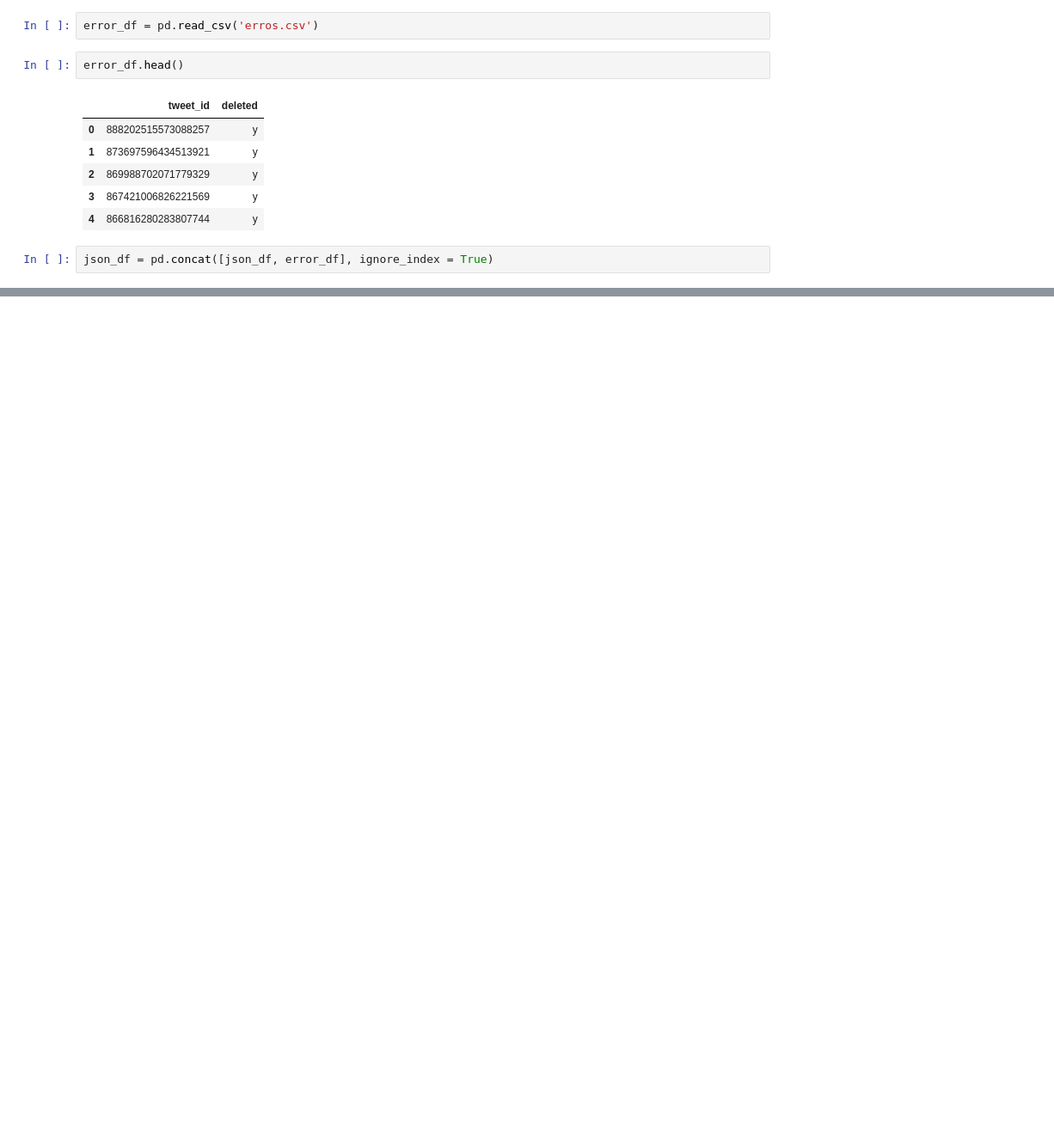
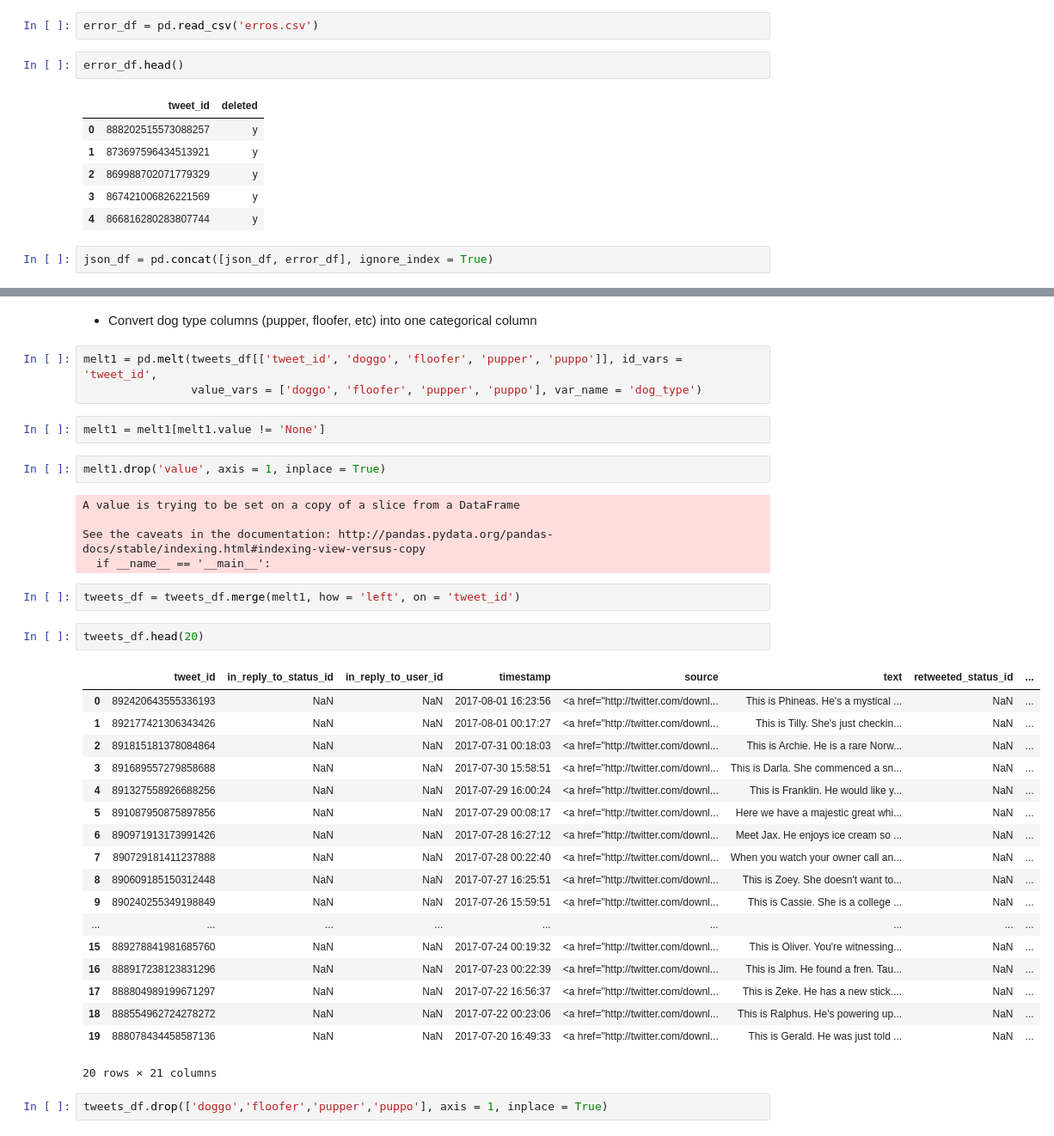
Before and after one commit to john-coletta/pupper-project, a Jupyter notebook: pupper-project.ipynb, the cells around one changed output, grey strips where cells are left out. Shown at 86% size. Saved outputs shown, nothing was run; the diff lists cells and outputs as text; blank space fills up the shorter version.

```diff
--- a/pupper-project.ipynb
+++ b/pupper-project.ipynb
@@ -144,0 +206,39 @@ memory usage: 152.1+ KB
+# %% [markdown]
+- Convert dog type columns (pupper, floofer, etc) into one categorical column
+# %%
+melt1 = pd.melt(tweets_df[['tweet_id', 'doggo', 'floofer', 'pupper', 'puppo']], id_vars = 'tweet_id',
+                value_vars = ['doggo', 'floofer', 'pupper', 'puppo'], var_name = 'dog_type')
+# %%
+melt1 = melt1[melt1.value != 'None']
+# %%
+melt1.drop('value', axis = 1, inplace = True)
+# %% [output]
+A value is trying to be set on a copy of a slice from a DataFrame
+
+See the caveats in the documentation: http://pandas.pydata.org/pandas-docs/stable/indexing.html#indexing-view-versus-copy
+  if __name__ == '__main__':
+# %%
+tweets_df = tweets_df.merge(melt1, how = 'left', on = 'tweet_id')
+# %%
+tweets_df.head(20)
+# %% [output]
+|  | tweet_id | in_reply_to_status_id | in_reply_to_user_id | timestamp | source | text | retweeted_status_id | ... |
+| 0 | 892420643555336193 | NaN | NaN | 2017-08-01 16:23:56 | <a href="http://twitter.com/downl... | This is Phineas. He's a mystical ... | NaN | ... |
+| 1 | 892177421306343426 | NaN | NaN | 2017-08-01 00:17:27 | <a href="http://twitter.com/downl... | This is Tilly. She's just checkin... | NaN | ... |
+| 2 | 891815181378084864 | NaN | NaN | 2017-07-31 00:18:03 | <a href="http://twitter.com/downl... | This is Archie. He is a rare Norw... | NaN | ... |
+| 3 | 891689557279858688 | NaN | NaN | 2017-07-30 15:58:51 | <a href="http://twitter.com/downl... | This is Darla. She commenced a sn... | NaN | ... |
+| 4 | 891327558926688256 | NaN | NaN | 2017-07-29 16:00:24 | <a href="http://twitter.com/downl... | This is Franklin. He would like y... | NaN | ... |
+| 5 | 891087950875897856 | NaN | NaN | 2017-07-29 00:08:17 | <a href="http://twitter.com/downl... | Here we have a majestic great whi... | NaN | ... |
+| 6 | 890971913173991426 | NaN | NaN | 2017-07-28 16:27:12 | <a href="http://twitter.com/downl... | Meet Jax. He enjoys ice cream so ... | NaN | ... |
+| 7 | 890729181411237888 | NaN | NaN | 2017-07-28 00:22:40 | <a href="http://twitter.com/downl... | When you watch your owner call an... | NaN | ... |
+| 8 | 890609185150312448 | NaN | NaN | 2017-07-27 16:25:51 | <a href="http://twitter.com/downl... | This is Zoey. She doesn't want to... | NaN | ... |
+| 9 | 890240255349198849 | NaN | NaN | 2017-07-26 15:59:51 | <a href="http://twitter.com/downl... | This is Cassie. She is a college ... | NaN | ... |
+| ... | ... | ... | ... | ... | ... | ... | ... | ... |
+| 15 | 889278841981685760 | NaN | NaN | 2017-07-24 00:19:32 | <a href="http://twitter.com/downl... | This is Oliver. You're witnessing... | NaN | ... |
+| 16 | 888917238123831296 | NaN | NaN | 2017-07-23 00:22:39 | <a href="http://twitter.com/downl... | This is Jim. He found a fren. Tau... | NaN | ... |
+| 17 | 888804989199671297 | NaN | NaN | 2017-07-22 16:56:37 | <a href="http://twitter.com/downl... | This is Zeke. He has a new stick.... | NaN | ... |
+| 18 | 888554962724278272 | NaN | NaN | 2017-07-22 00:23:06 | <a href="http://twitter.com/downl... | This is Ralphus. He's powering up... | NaN | ... |
+| 19 | 888078434458587136 | NaN | NaN | 2017-07-20 16:49:33 | <a href="http://twitter.com/downl... | This is Gerald. He was just told ... | NaN | ... |
+20 rows × 21 columns
+# %%
+tweets_df.drop(['doggo','floofer','pupper','puppo'], axis = 1, inplace = True)
```
Also changed, not shown: parts of 12 cells of this notebook.
